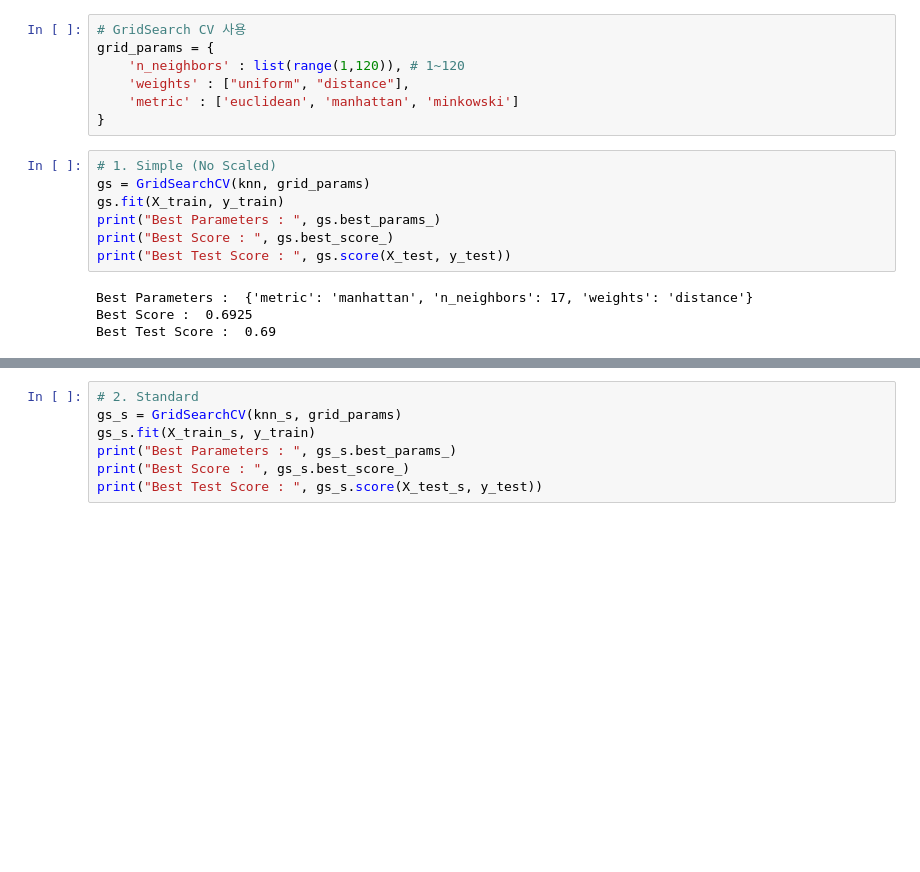
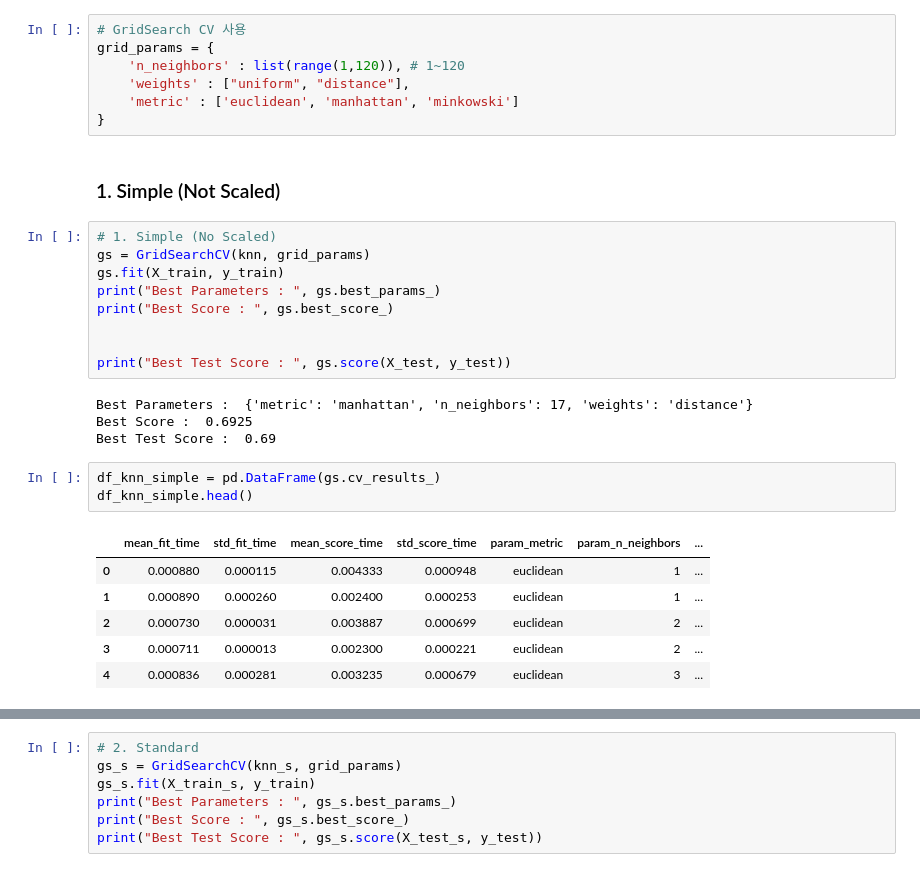
Before and after one commit to syshin0116/Study, a Jupyter notebook: ML:DL/Exercises/HW03-Copy1.ipynb, the cells around one changed output, grey strips where cells are left out. Cells and saved outputs as stored; diff of their text form; blank space fills up the shorter version.

```diff
--- a/ML:DL/Exercises/HW03-Copy1.ipynb
+++ b/ML:DL/Exercises/HW03-Copy1.ipynb
@@ -233,14 +237,28 @@ grid_params = {
     'weights' : ["uniform", "distance"],
     'metric' : ['euclidean', 'manhattan', 'minkowski']
 }
+# %% [markdown]
+### 1. Simple (Not Scaled)
 # %%
 # 1. Simple (No Scaled)
 gs = GridSearchCV(knn, grid_params)
 gs.fit(X_train, y_train)
 print("Best Parameters : ", gs.best_params_)
 print("Best Score : ", gs.best_score_)
+
+
 print("Best Test Score : ", gs.score(X_test, y_test))
 # %% [output]
 Best Parameters :  {'metric': 'manhattan', 'n_neighbors': 17, 'weights': 'distance'}
 Best Score :  0.6925
 Best Test Score :  0.69
+# %%
+df_knn_simple = pd.DataFrame(gs.cv_results_)
+df_knn_simple.head()
+# %% [output]
+|  | mean_fit_time | std_fit_time | mean_score_time | std_score_time | param_metric | param_n_neighbors | ... |
+| 0 | 0.000880 | 0.000115 | 0.004333 | 0.000948 | euclidean | 1 | ... |
+| 1 | 0.000890 | 0.000260 | 0.002400 | 0.000253 | euclidean | 1 | ... |
+| 2 | 0.000730 | 0.000031 | 0.003887 | 0.000699 | euclidean | 2 | ... |
+| 3 | 0.000711 | 0.000013 | 0.002300 | 0.000221 | euclidean | 2 | ... |
+| 4 | 0.000836 | 0.000281 | 0.003235 | 0.000679 | euclidean | 3 | ... |
```
Also changed, not shown: parts of 30 cells of this notebook, 1 other file.
